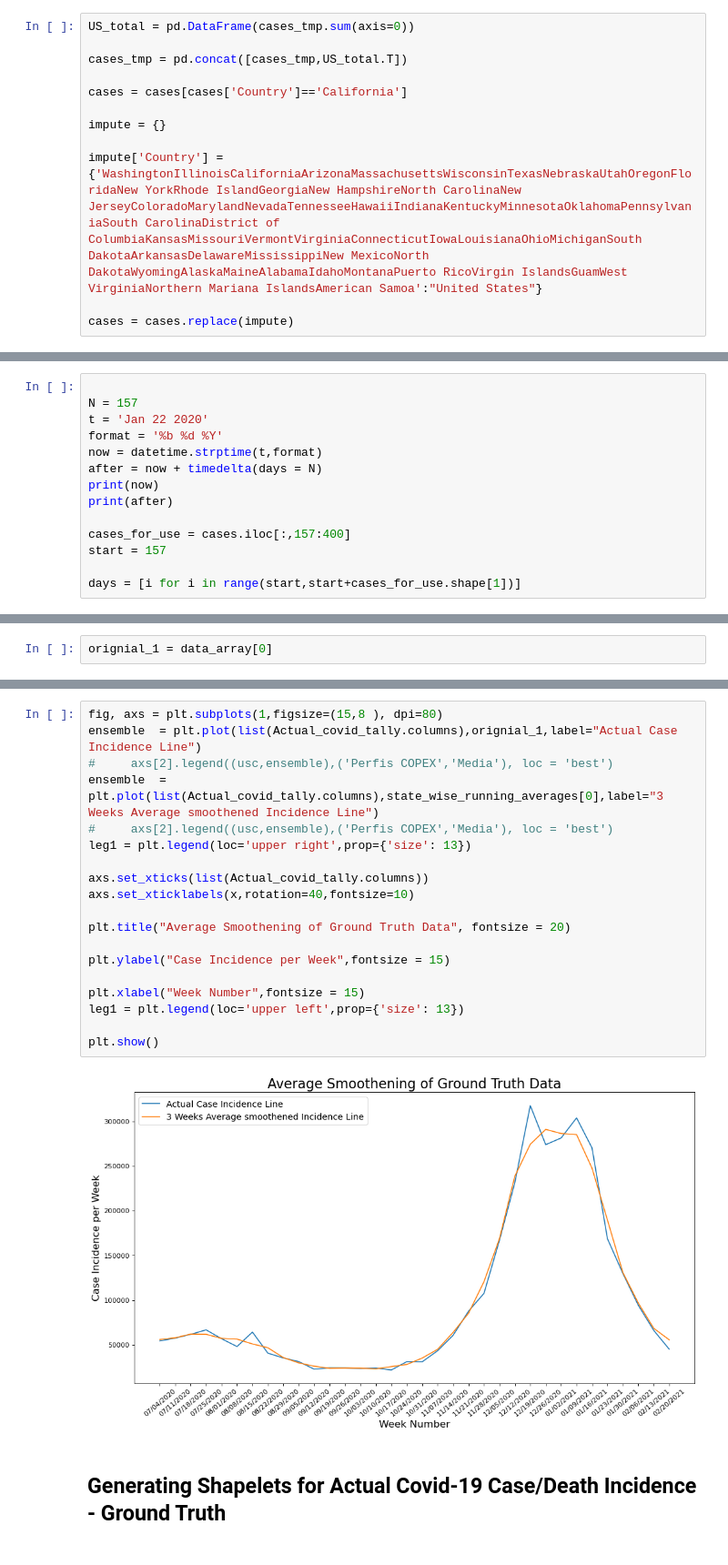
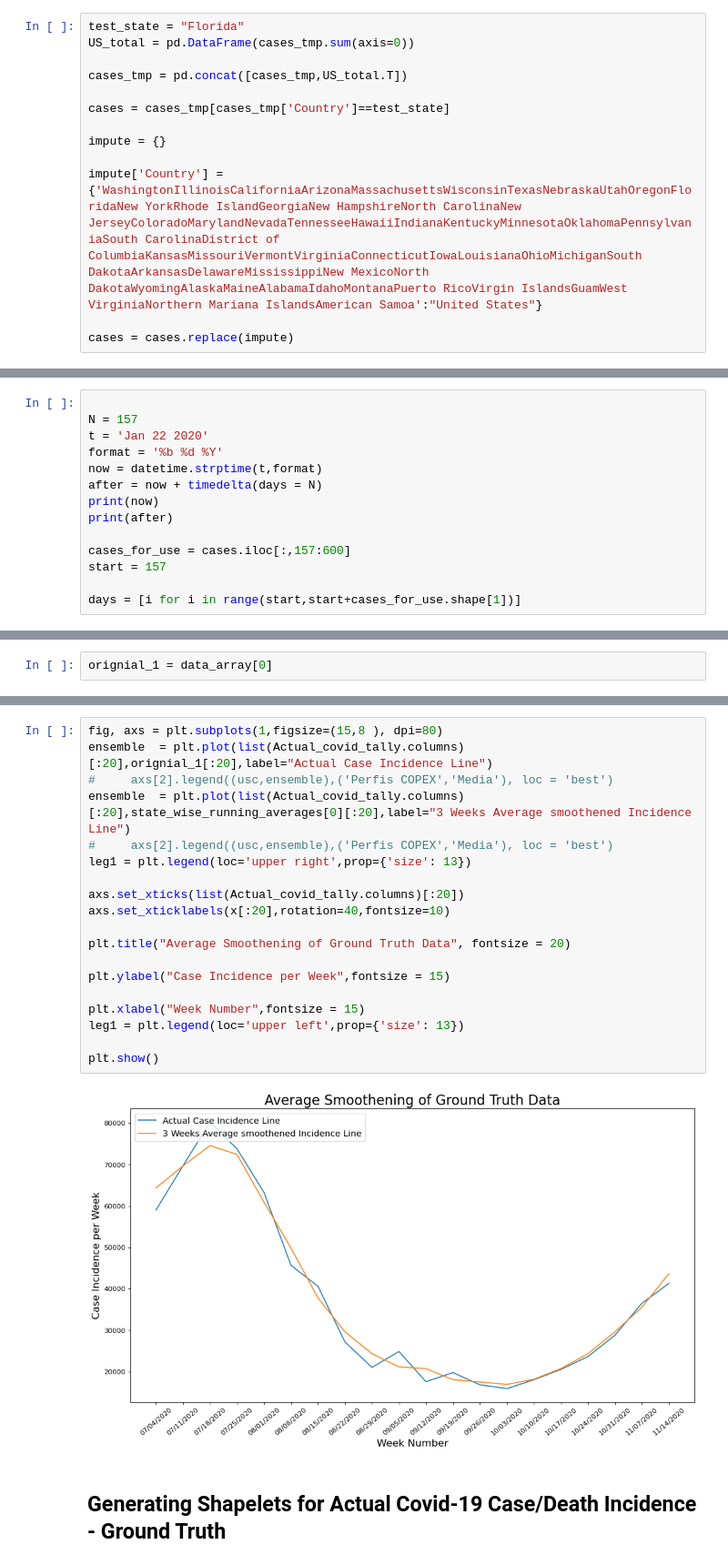
Before and after one commit to Satwant-Singh-ADS/Shapelet_Methods, a Jupyter notebook: Classification_task/Codes/Shapelet_Demo.ipynb, the cells around one changed output, grey strips where cells are left out. Shown at 91% size. Cells and saved outputs as stored; diff of their text form.

Commit message:
added for cali,wash,florida

```diff
--- a/Classification_task/Codes/Shapelet_Demo.ipynb
+++ b/Classification_task/Codes/Shapelet_Demo.ipynb
@@ -208,11 +208,12 @@ Process will run for Cases
 # %%
 cases_tmp = pd.read_csv(Actual_incidence_path+"US_actual_data.csv")
 # %%
+test_state = "Florida"
 US_total = pd.DataFrame(cases_tmp.sum(axis=0))
 
 cases_tmp = pd.concat([cases_tmp,US_total.T])
 
-cases = cases[cases['Country']=='California']
+cases = cases_tmp[cases_tmp['Country']==test_state]
 
 impute = {}
 
@@ -234,7 +235,7 @@ after = now + timedelta(days = N)
 print(now)
 print(after)
 
-cases_for_use = cases.iloc[:,157:400]
+cases_for_use = cases.iloc[:,157:600]
 start = 157
 
 days = [i for i in range(start,start+cases_for_use.shape[1])]
@@ -345,24 +326,24 @@ x = [date_formatting(w) for w in list(Actual_covid_tally.columns)]
 # %%
 fig, axs = plt.subplots(1,figsize=(15,8 ), dpi=80)
-ensemble  = plt.plot(list(Actual_covid_tally.columns),orignial_1,label="Actual Case Incidence Line")
+ensemble  = plt.plot(list(Actual_covid_tally.columns)[:20],orignial_1[:20],label="Actual Case Incidence Line")
 #     axs[2].legend((usc,ensemble),('Perfis COPEX','Media'), loc = 'best')
-ensemble  = plt.plot(list(Actual_covid_tally.columns),state_wise_running_averages[0],label="3 Weeks Average smoothened Incidence Line")
+ensemble  = plt.plot(list(Actual_covid_tally.columns)[:20],state_wise_running_averages[0][:20],label="3 Weeks Average smoothened Incidence Line")
 #     axs[2].legend((usc,ensemble),('Perfis COPEX','Media'), loc = 'best')
 leg1 = plt.legend(loc='upper right',prop={'size': 13})
 
-axs.set_xticks(list(Actual_covid_tally.columns))
-axs.set_xticklabels(x,rotation=40,fontsize=10)
+axs.set_xticks(list(Actual_covid_tally.columns)[:20])
+axs.set_xticklabels(x[:20],rotation=40,fontsize=10)
 
 plt.title("Average Smoothening of Ground Truth Data", fontsize = 20)
 
 plt.ylabel("Case Incidence per Week",fontsize = 15)
 
 plt.xlabel("Week Number",fontsize = 15)
 leg1 = plt.legend(loc='upper left',prop={'size': 13})
 
 plt.show()
 # %% [output]
-[figure, old version]
+[figure, new version]
 # %% [markdown]
 ## Generating Shapelets for Actual Covid-19 Case/Death Incidence - Ground Truth
 # %%
```
Also changed, not shown: parts of 39 cells of this notebook, 8 other files.
